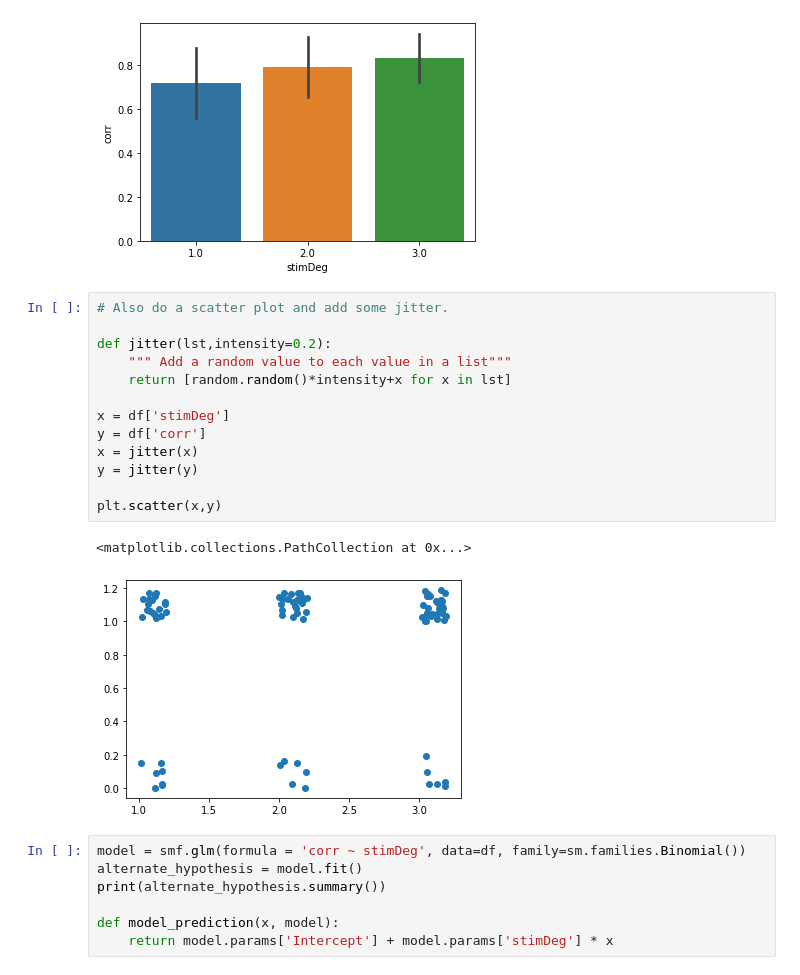
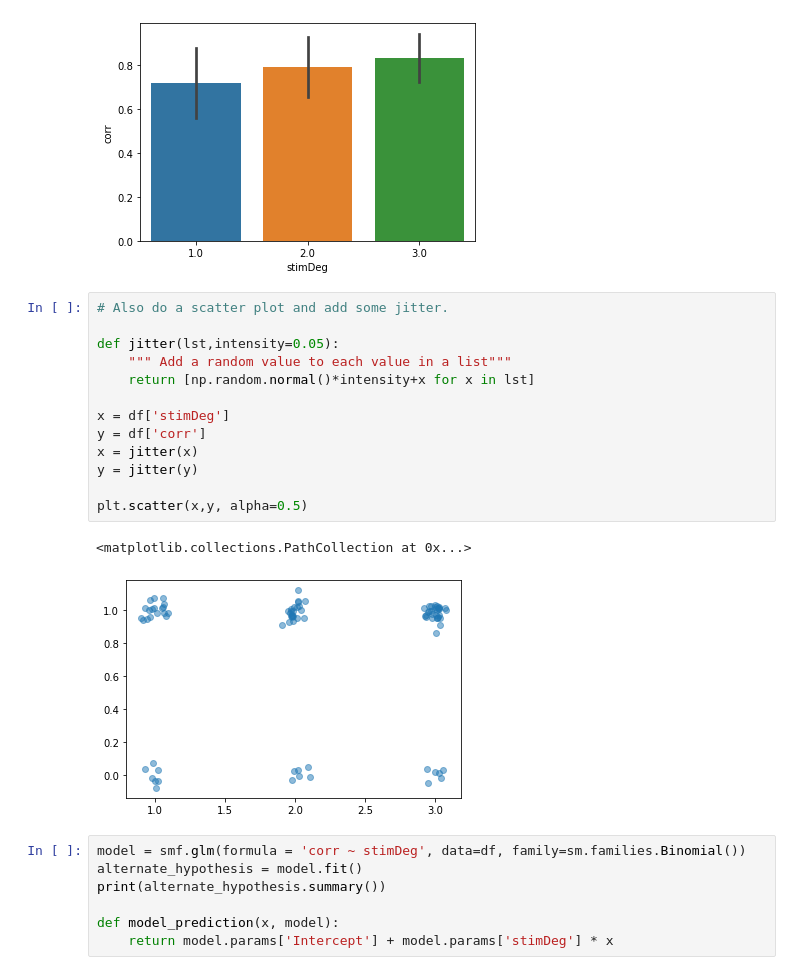
Before and after one commit to mjpvz/psychophysicsPython, a Jupyter notebook: GLM - Psychophysics Seminar 01 - Python version.ipynb, the cells around one changed output. Drawn from its saved outputs; the diff is of its cells as text.

```diff
--- a/GLM - Psychophysics Seminar 01 - Python version.ipynb
+++ b/GLM - Psychophysics Seminar 01 - Python version.ipynb
@@ -43,19 +43,19 @@ sns.barplot(x='stimDeg', y='corr', data=df, ax=ax)
 # %%
 # Also do a scatter plot and add some jitter.
 
-def jitter(lst,intensity=0.2):
+def jitter(lst,intensity=0.05):
     """ Add a random value to each value in a list"""
-    return [random.random()*intensity+x for x in lst]
+    return [np.random.normal()*intensity+x for x in lst]
 
 x = df['stimDeg']
 y = df['corr']
 x = jitter(x)
 y = jitter(y)
 
-plt.scatter(x,y)
+plt.scatter(x,y, alpha=0.5)
 # %% [output]
 <matplotlib.collections.PathCollection at 0x...>
-[figure, old version]
+[figure, new version]
 # %%
 model = smf.glm(formula = 'corr ~ stimDeg', data=df, family=sm.families.Binomial())
 alternate_hypothesis = model.fit()
```
